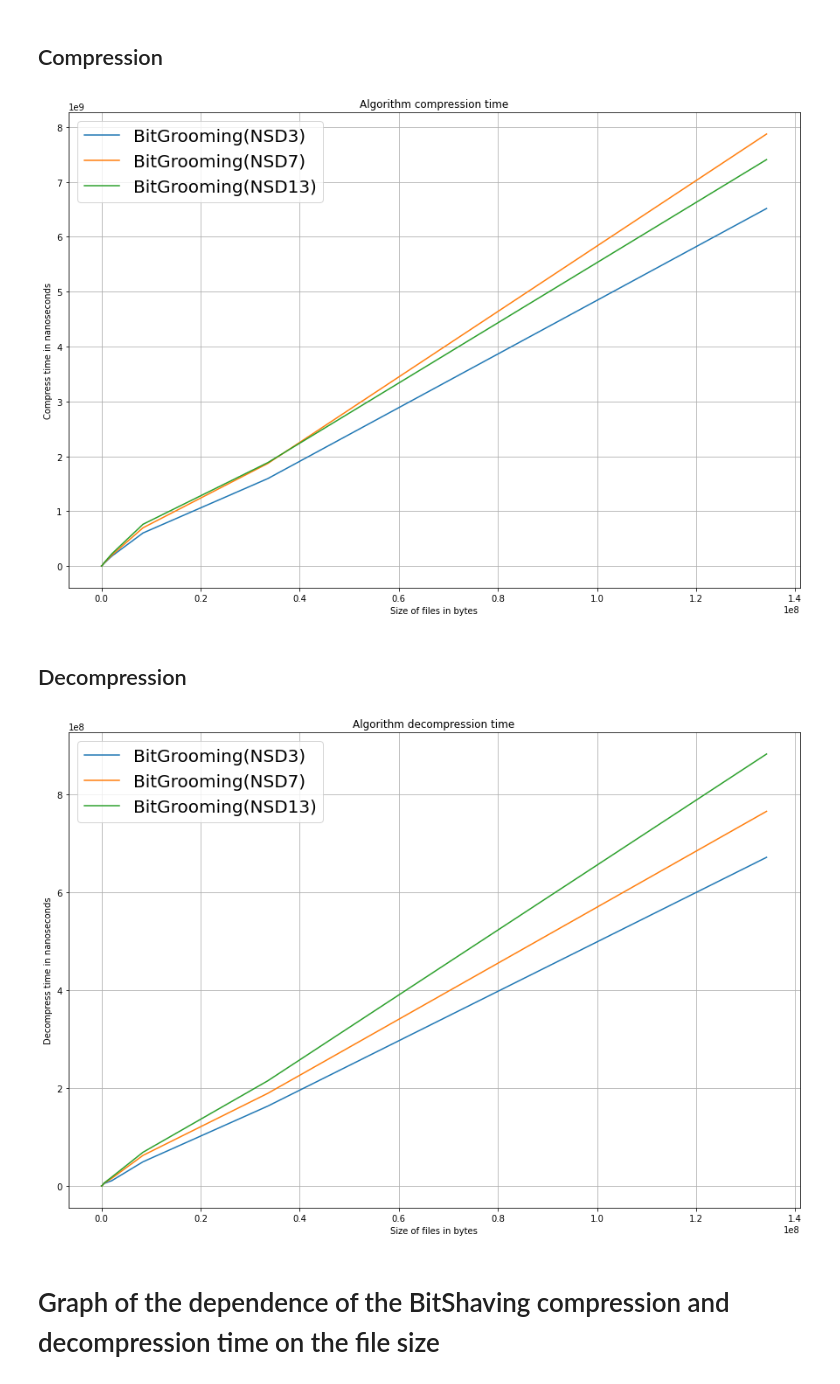
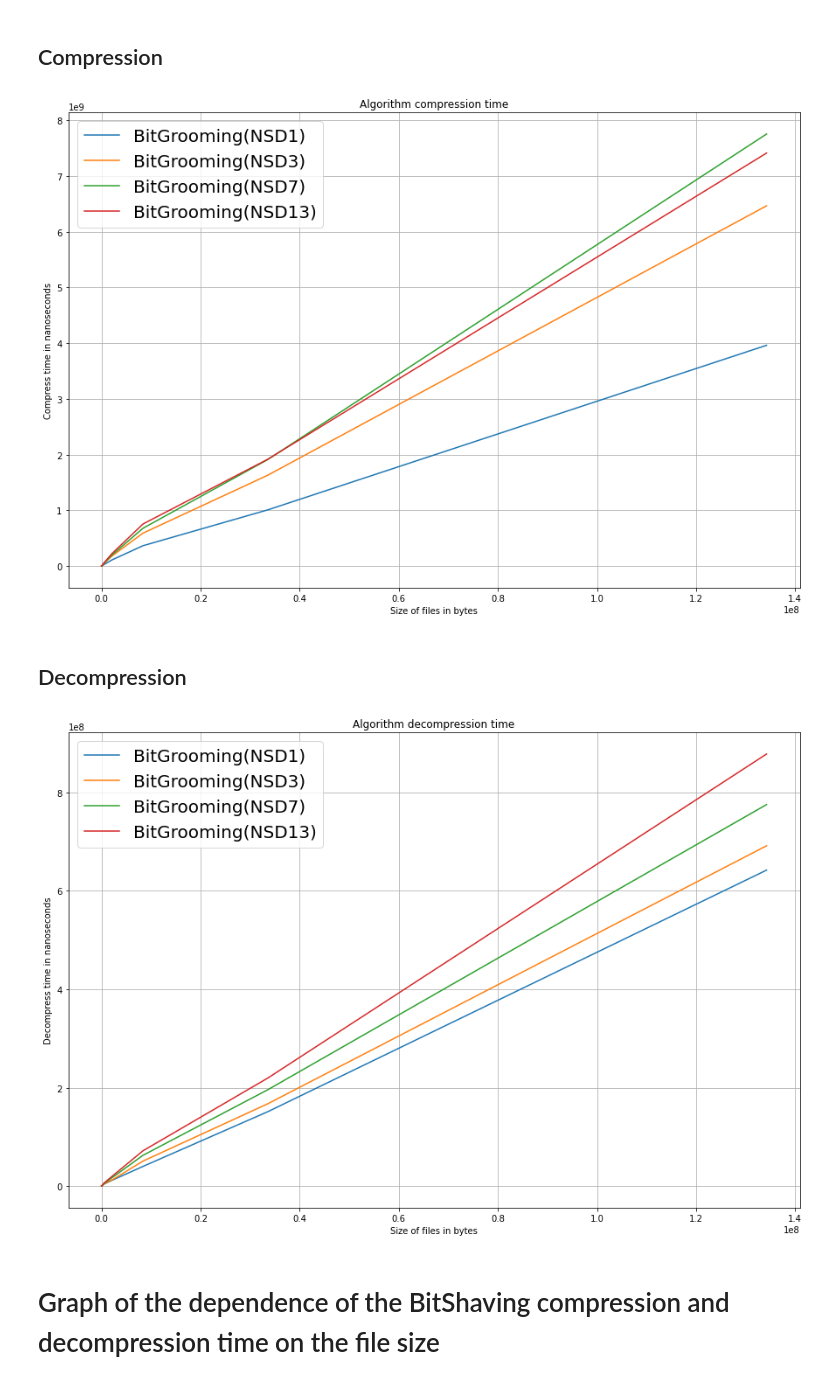
Before and after one commit to pvshebarshin/Comparative-Evaluation-of-Geospatial-Raster-Data-Compression-Techniques, a Jupyter notebook: src/main/resources/algorithms.ipynb, the cells around one changed output. Drawn from its saved outputs; the diff is of its cells as text; code cells hidden in the pictures.

```diff
--- a/src/main/resources/algorithms.ipynb
+++ b/src/main/resources/algorithms.ipynb
@@ -116,6 +127,7 @@ BGTS13 = BG[BG['Parameters'] == 'NSD13'][['Time', 'Size']].groupby(['Size']).mea
 plt.figure(figsize = [15,10])
 plt.grid(True)
 
+plt.plot(BGTS1['Time'], label = 'BitGrooming(NSD1)')
 plt.plot(BGTS3['Time'], label = 'BitGrooming(NSD3)')
 plt.plot(BGTS7['Time'], label = 'BitGrooming(NSD7)')
 plt.plot(BGTS13['Time'], label = 'BitGrooming(NSD13)')
@@ -126,29 +138,31 @@ plt.title('Algorithm compression time')
 plt.legend(loc=2, prop={'size': 20})
 plt.show()
 # %% [output]
-[figure, old version]
+[figure, new version]
 # %% [markdown]
 ## Decompression
 # %%
 BG = dataset[(dataset['Name'] == 'BitGrooming') & (dataset['Type'] == 'D')]
+BGTS1 = BG[BG['Parameters'] == 'NSD1'][['Time', 'Size']].groupby(['Size']).mean()
 BGTS3 = BG[BG['Parameters'] == 'NSD3'][['Time', 'Size']].groupby(['Size']).mean()
 BGTS7 = BG[BG['Parameters'] == 'NSD7'][['Time', 'Size']].groupby(['Size']).mean()
 BGTS13 = BG[BG['Parameters'] == 'NSD13'][['Time', 'Size']].groupby(['Size']).mean()
 # %%
 plt.figure(figsize = [15,10])
 plt.grid(True)
 
+plt.plot(BGTS1['Time'], label = 'BitGrooming(NSD1)')
 plt.plot(BGTS3['Time'], label = 'BitGrooming(NSD3)')
 plt.plot(BGTS7['Time'], label = 'BitGrooming(NSD7)')
 plt.plot(BGTS13['Time'], label = 'BitGrooming(NSD13)')
 
 plt.ylabel('Decompress time in nanoseconds')
 plt.xlabel('Size of files in bytes')
 plt.title('Algorithm decompression time')
 plt.legend(loc=2, prop={'size': 20})
 plt.show()
 # %% [output]
-[figure, old version]
+[figure, new version]
 # %% [markdown]
 # Graph of the dependence of the BitShaving compression and decompression time on the file size<br>
 # %% [markdown]
```
Also changed, not shown: parts of 29 cells of this notebook.
